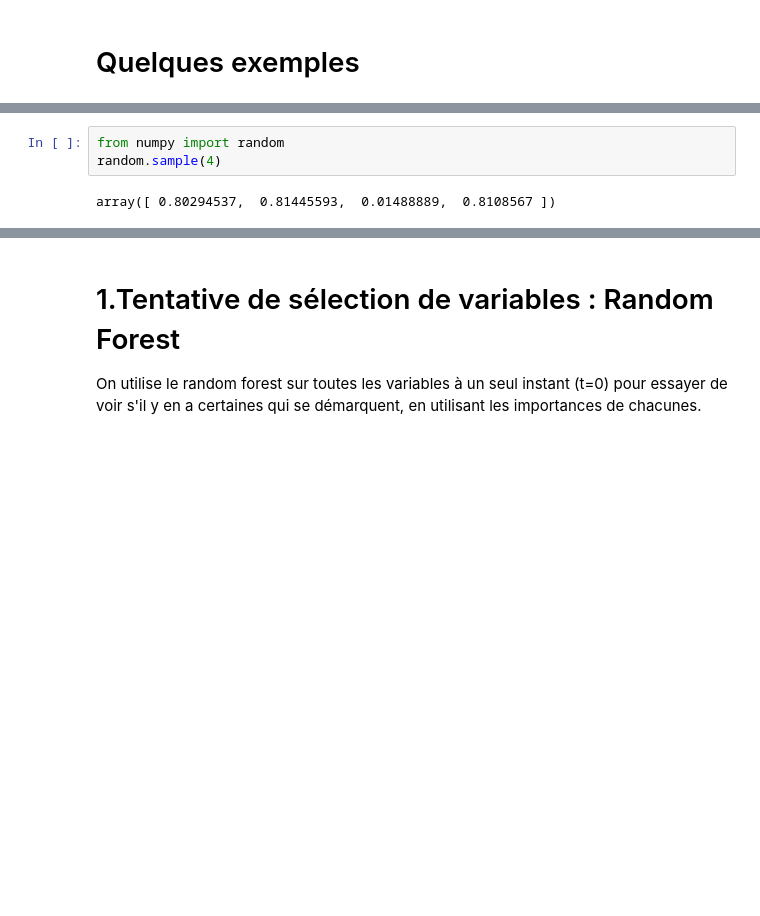
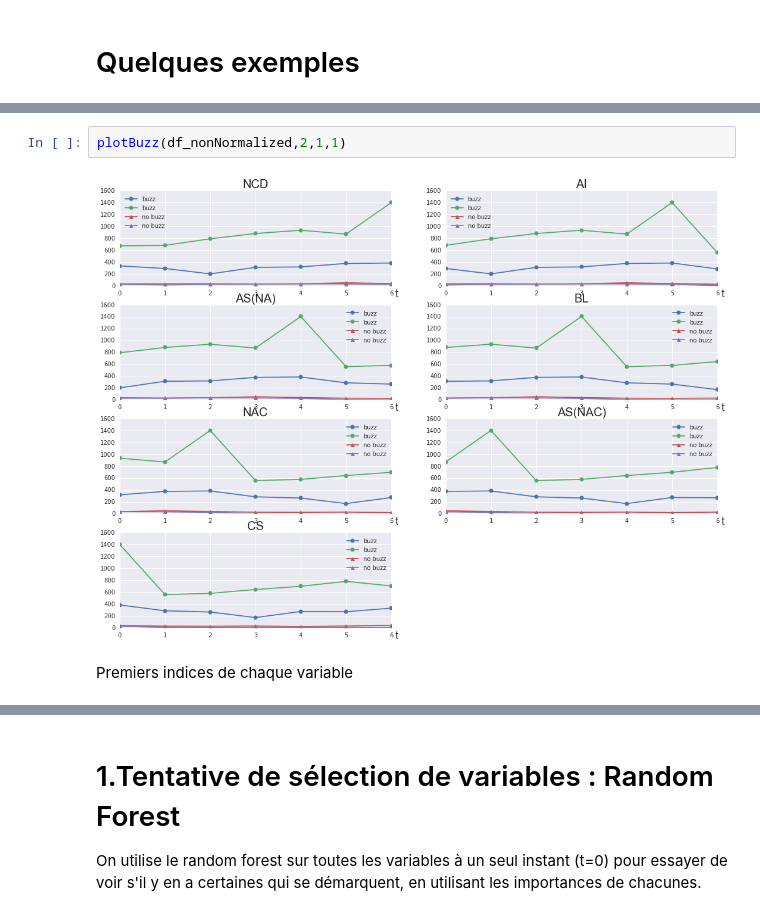
Before and after one commit to imachraoui/Buzz-social-media, a Jupyter notebook: Project-Buzz.ipynb, the cells around one changed output, grey strips where cells are left out. Drawn from its saved outputs; the diff is of its cells as text; blank space fills up the shorter version.

```diff
--- a/Project-Buzz.ipynb
+++ b/Project-Buzz.ipynb
@@ -65,5 +72,6 @@ plotBuzz(df_Normalized,2,1,1)
-# %%
-from numpy import random
-random.sample(4)
-# %% [output]
-array([ 0.80294537,  0.81445593,  0.01488889,  0.8108567 ])
+# %%
+plotBuzz(df_nonNormalized,2,1,1)
+# %% [output]
+[figure, added]
+# %% [markdown]
+Premiers indices de chaque variable
```
Also changed, not shown: parts of 8 cells of this notebook.
